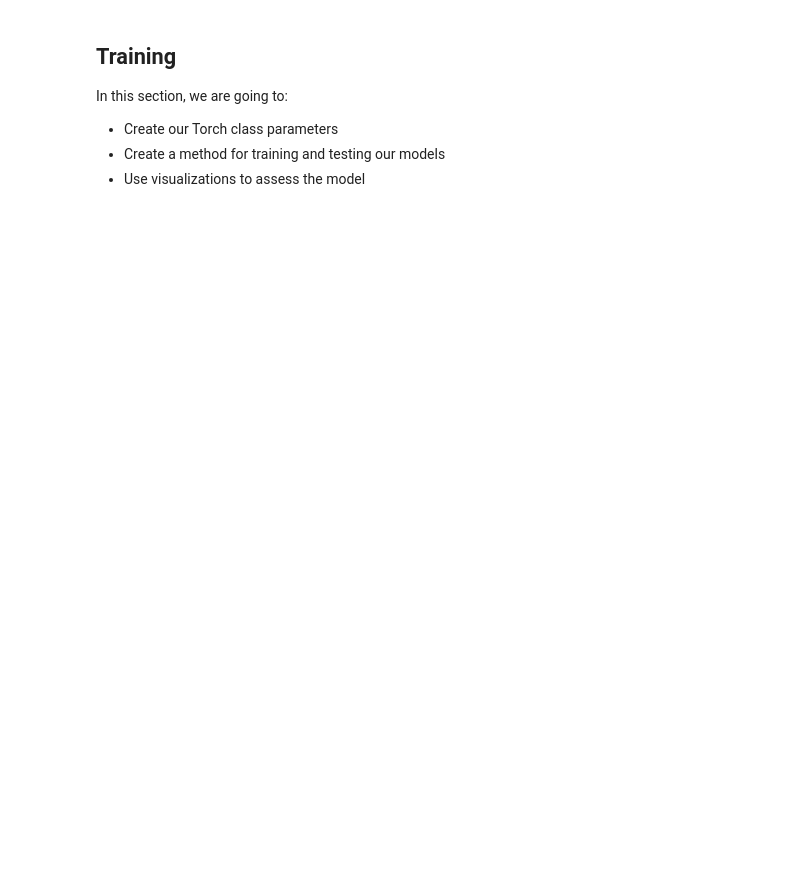
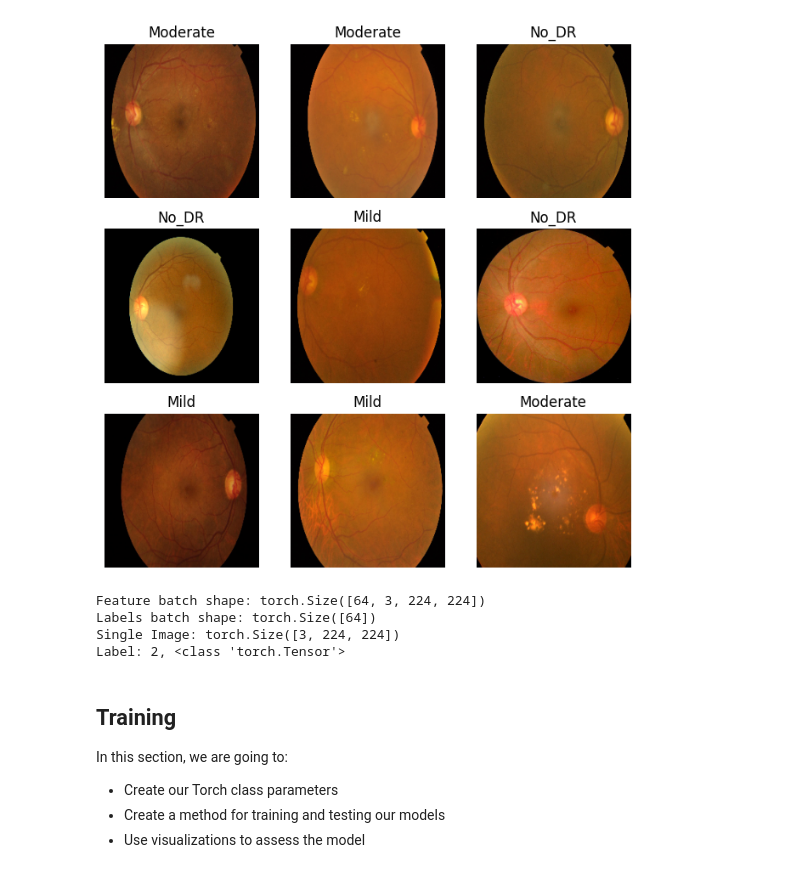
Before and after one commit to hydraadra112/v-net-classifier, a Jupyter notebook: model.ipynb, the cells around one changed output. Cells and saved outputs as stored; diff of their text form; code cells hidden in the pictures; blank space fills up the shorter version.

```diff
--- a/model.ipynb
+++ b/model.ipynb
@@ -15,0 +177,22 @@ from torch import nn
+# %%
+# Visualizing our data
+
+def unnormalize(img, mean=(0.5, 0.5, 0.5), std=(0.5, 0.5, 0.5)):
+    img = img.clone()  # Avoid modifying original tensor
+    for t, m, s in zip(img, mean, std):
+        t.mul_(s).add_(m)  # reverse normalization: (img * std) + mean
+    return img
+
+figure = plt.figure(figsize=(8, 8))
+cols, rows = 3, 3
+for i in range(1, cols * rows + 1):
+    sample_idx = torch.randint(len(train_dataset), size=(1,)).item()
+    img, label = train_dataset[sample_idx]
+    img = unnormalize(img) # Unnormalized temporarily for visualization
+    figure.add_subplot(rows, cols, i)
+    plt.title(list(idx_labels.keys())[list(idx_labels.values()).index(label)])
+    plt.axis("off")
+    plt.imshow(img.permute(1, 2, 0))
+plt.show()
+# %% [output]
+[figure, added]
@@ -16,3 +206,20 @@ from torch import nn
+# %%
+# See dataloader batch data
+train_features, train_labels = next(iter(train_dataloader))
+print(f"Feature batch shape: {train_features.size()}")
+print(f"Labels batch shape: {train_labels.size()}")
+
+# Get single image and label, check their shapes
+single_img = train_features[0]
+label = train_labels[0]
+
+print(f'Single Image: {single_img.shape}')
+print(f'Label: {label}, {type(label)}')
+# %% [output]
+Feature batch shape: torch.Size([64, 3, 224, 224])
+Labels batch shape: torch.Size([64])
+Single Image: torch.Size([3, 224, 224])
+Label: 2, <class 'torch.Tensor'>
 # %% [markdown]
 ## Training
 
```
Also changed, not shown: parts of 18 cells of this notebook, 1 other file.
